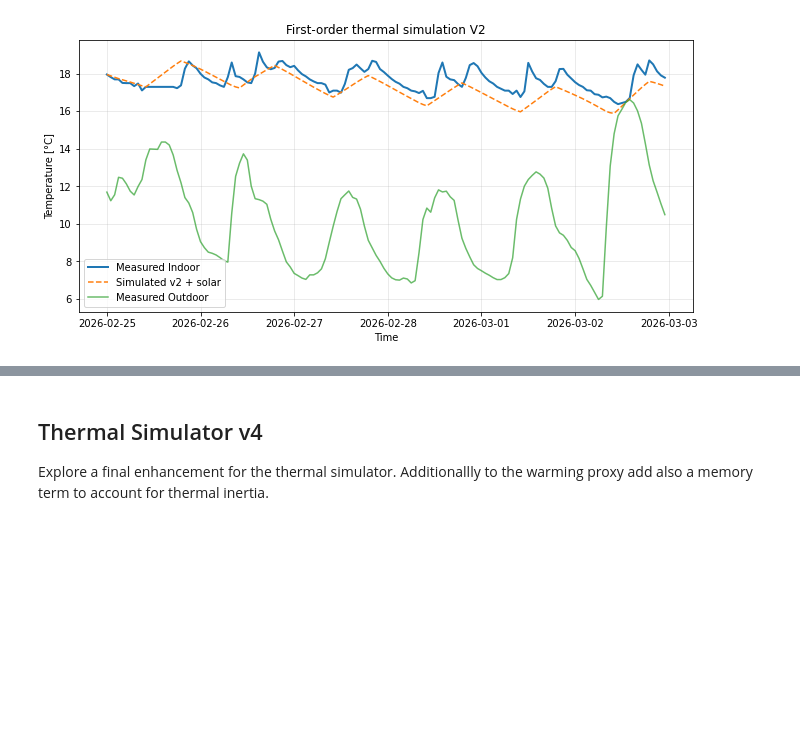
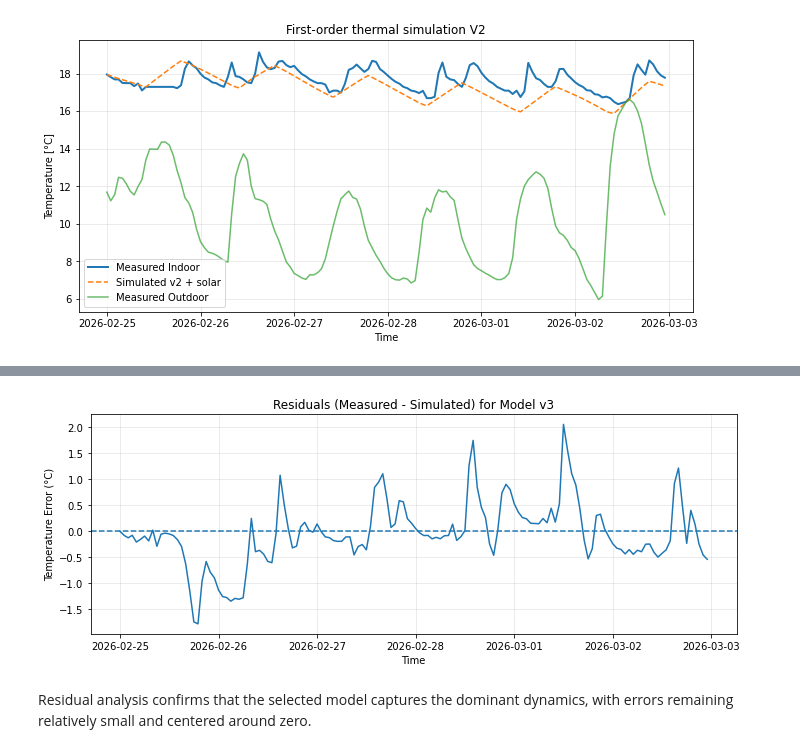
Before and after one commit to sotdousk/residential-thermal-digital-twin, a Jupyter notebook: notebooks/03_thermal_simulator.ipynb, the cells around one changed output, grey strips where cells are left out. Cells and saved outputs as stored; diff of their text form; code cells hidden in the pictures; blank space fills up the shorter version.

```diff
--- a/notebooks/03_thermal_simulator.ipynb
+++ b/notebooks/03_thermal_simulator.ipynb
@@ -301,5 +336,17 @@ V3 MAE: 0.460 °C | RMSE: 0.624 °C
-# %% [markdown]
-## Thermal Simulator v4
-
-Explore a final enhancement for the thermal simulator.
-Additionallly to the warming proxy add also a memory term to account for thermal inertia.
+# %%
+residuals_v3 = df_sim[column_in] - df_sim["Tsim_v3"]
+
+plt.figure(figsize=(10,4))
+plt.plot(residuals_v3.index, residuals_v3)
+plt.axhline(0, linestyle='--')
+plt.title("Residuals (Measured - Simulated) for Model v3")
+plt.ylabel("Temperature Error (°C)")
+plt.xlabel("Time")
+plt.grid(alpha=0.3)
+plt.tight_layout()
+
+plt.savefig("../reports/figures/03_thermal_simulator/v3_residuals.png", dpi=300, facecolor='white')
+# %% [output]
+[figure, added]
+# %% [markdown]
+Residual analysis confirms that the selected model captures the dominant dynamics, with errors remaining relatively small and centered around zero.
```
Also changed, not shown: parts of 29 cells of this notebook, 5 other files.
